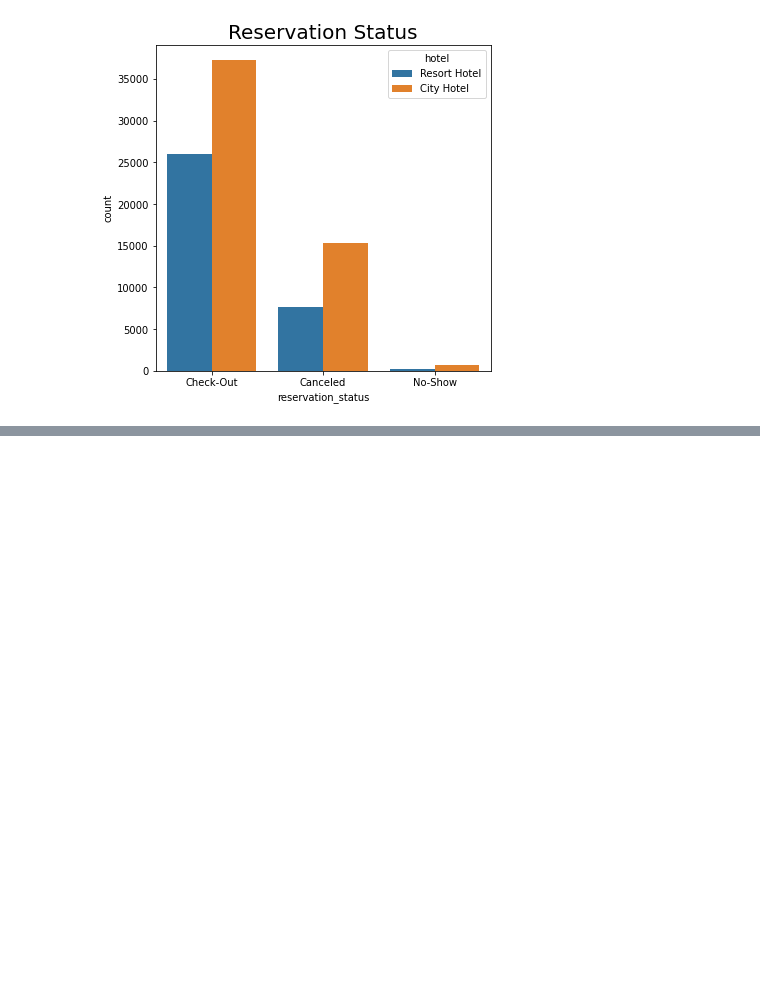
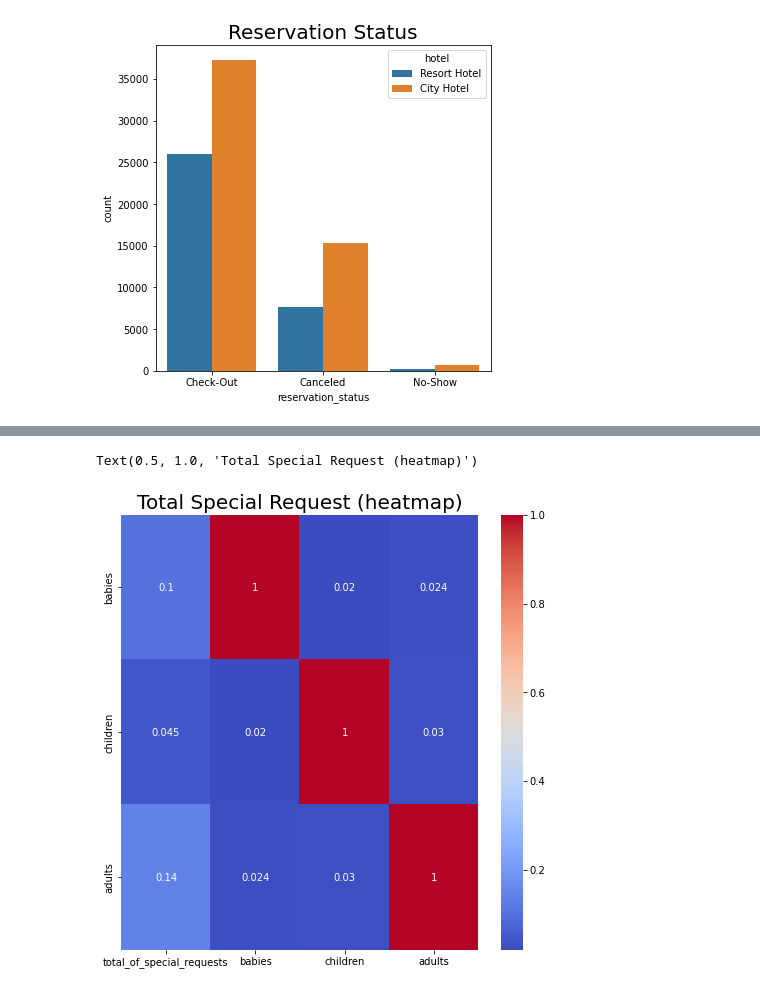
Before and after one commit to shikhar23091999/hotel-booking-analysis, a Jupyter notebook: Hotel_Booking_Analysis_Shikhar_Satpute.ipynb, the cells around one changed output, grey strips where cells are left out. Cells and saved outputs as stored; diff of their text form; code cells hidden in the pictures; blank space fills up the shorter version.

```diff
--- a/Hotel_Booking_Analysis_Shikhar_Satpute.ipynb
+++ b/Hotel_Booking_Analysis_Shikhar_Satpute.ipynb
@@ -329,0 +351,6 @@ sns.countplot(df_copy['reservation_status'],hue=df_copy.hotel).set_title("Reserv
+# %%
+# Total Special Request (heatmap)
+sns.heatmap(ax4.corr()[1:],cmap='coolwarm',annot=True).set_title("Total Special Request (heatmap)",fontsize = 20)
+# %% [output]
+Text(0.5, 1.0, 'Total Special Request (heatmap)')
+[figure, added]
```
Also changed, not shown: parts of 10 cells of this notebook.
